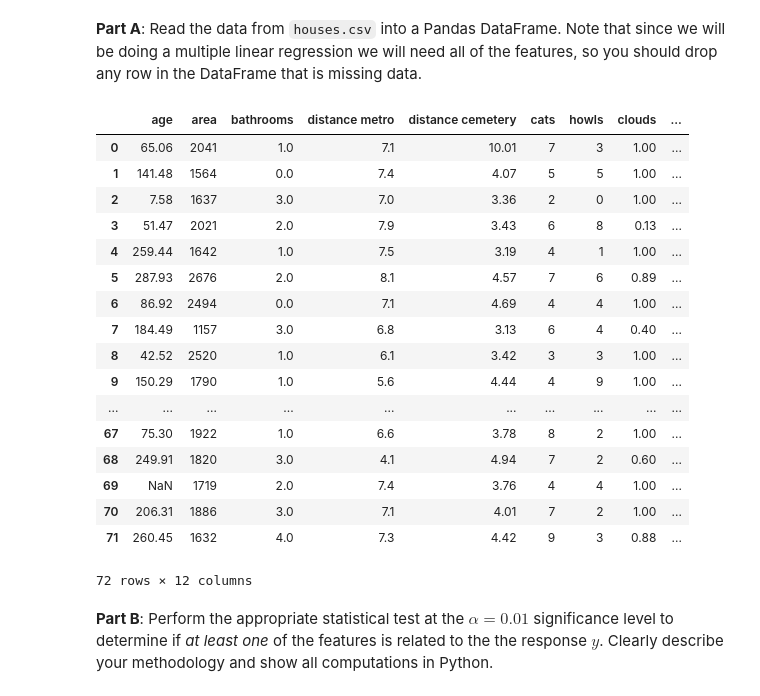
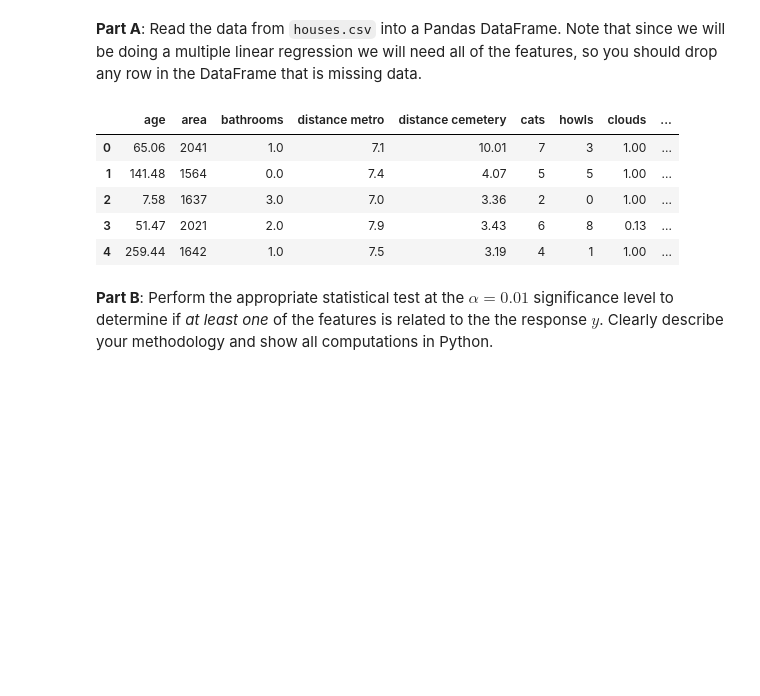
Before and after one commit to jasonlubrano/CSCI3022-DataScience, a Jupyter notebook: practicum2/practicum2/practicum2_Lubrano_Jason.ipynb, the cells around one changed output. Saved outputs shown, nothing was run; the diff lists cells and outputs as text; code cells hidden in the pictures; blank space fills up the shorter version.

```diff
--- a/practicum2/practicum2/practicum2_Lubrano_Jason.ipynb
+++ b/practicum2/practicum2/practicum2_Lubrano_Jason.ipynb
@@ -705,26 +725,14 @@ You decide to use multiple linear regression to understand and predict what fact
 # %%
 dfHOUSES = pd.read_csv("houses.csv")
 
-dfHOUSES
+dfHOUSES.head()
 # %% [output]
 |  | age | area | bathrooms | distance metro | distance cemetery | cats | howls | clouds | ... |
 | 0 | 65.06 | 2041 | 1.0 | 7.1 | 10.01 | 7 | 3 | 1.00 | ... |
 | 1 | 141.48 | 1564 | 0.0 | 7.4 | 4.07 | 5 | 5 | 1.00 | ... |
 | 2 | 7.58 | 1637 | 3.0 | 7.0 | 3.36 | 2 | 0 | 1.00 | ... |
 | 3 | 51.47 | 2021 | 2.0 | 7.9 | 3.43 | 6 | 8 | 0.13 | ... |
 | 4 | 259.44 | 1642 | 1.0 | 7.5 | 3.19 | 4 | 1 | 1.00 | ... |
-| 5 | 287.93 | 2676 | 2.0 | 8.1 | 4.57 | 7 | 6 | 0.89 | ... |
-| 6 | 86.92 | 2494 | 0.0 | 7.1 | 4.69 | 4 | 4 | 1.00 | ... |
-| 7 | 184.49 | 1157 | 3.0 | 6.8 | 3.13 | 6 | 4 | 0.40 | ... |
-| 8 | 42.52 | 2520 | 1.0 | 6.1 | 3.42 | 3 | 3 | 1.00 | ... |
-| 9 | 150.29 | 1790 | 1.0 | 5.6 | 4.44 | 4 | 9 | 1.00 | ... |
-| ... | ... | ... | ... | ... | ... | ... | ... | ... | ... |
-| 67 | 75.30 | 1922 | 1.0 | 6.6 | 3.78 | 8 | 2 | 1.00 | ... |
-| 68 | 249.91 | 1820 | 3.0 | 4.1 | 4.94 | 7 | 2 | 0.60 | ... |
-| 69 | NaN | 1719 | 2.0 | 7.4 | 3.76 | 4 | 4 | 1.00 | ... |
-| 70 | 206.31 | 1886 | 3.0 | 7.1 | 4.01 | 7 | 2 | 1.00 | ... |
-| 71 | 260.45 | 1632 | 4.0 | 7.3 | 4.42 | 9 | 3 | 0.88 | ... |
-72 rows × 12 columns
 # %% [markdown]
 **Part B**: Perform the appropriate statistical test at the $\alpha = 0.01$ significance level to determine if _at least one_ of the features is related to the the response $y$.  Clearly describe your methodology and show all computations in Python.
 # %% [markdown]
```
Also changed, not shown: parts of 6 cells of this notebook.
